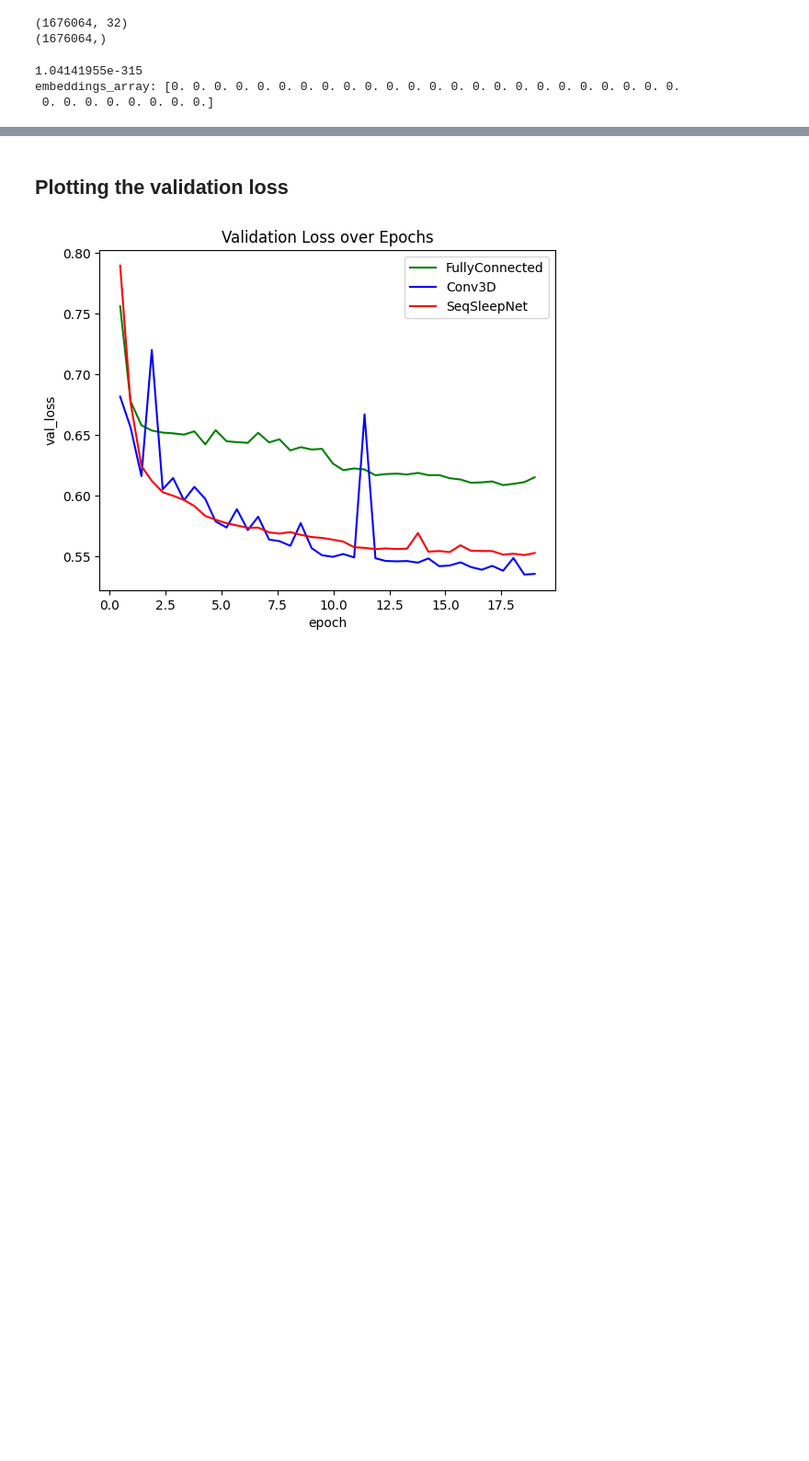
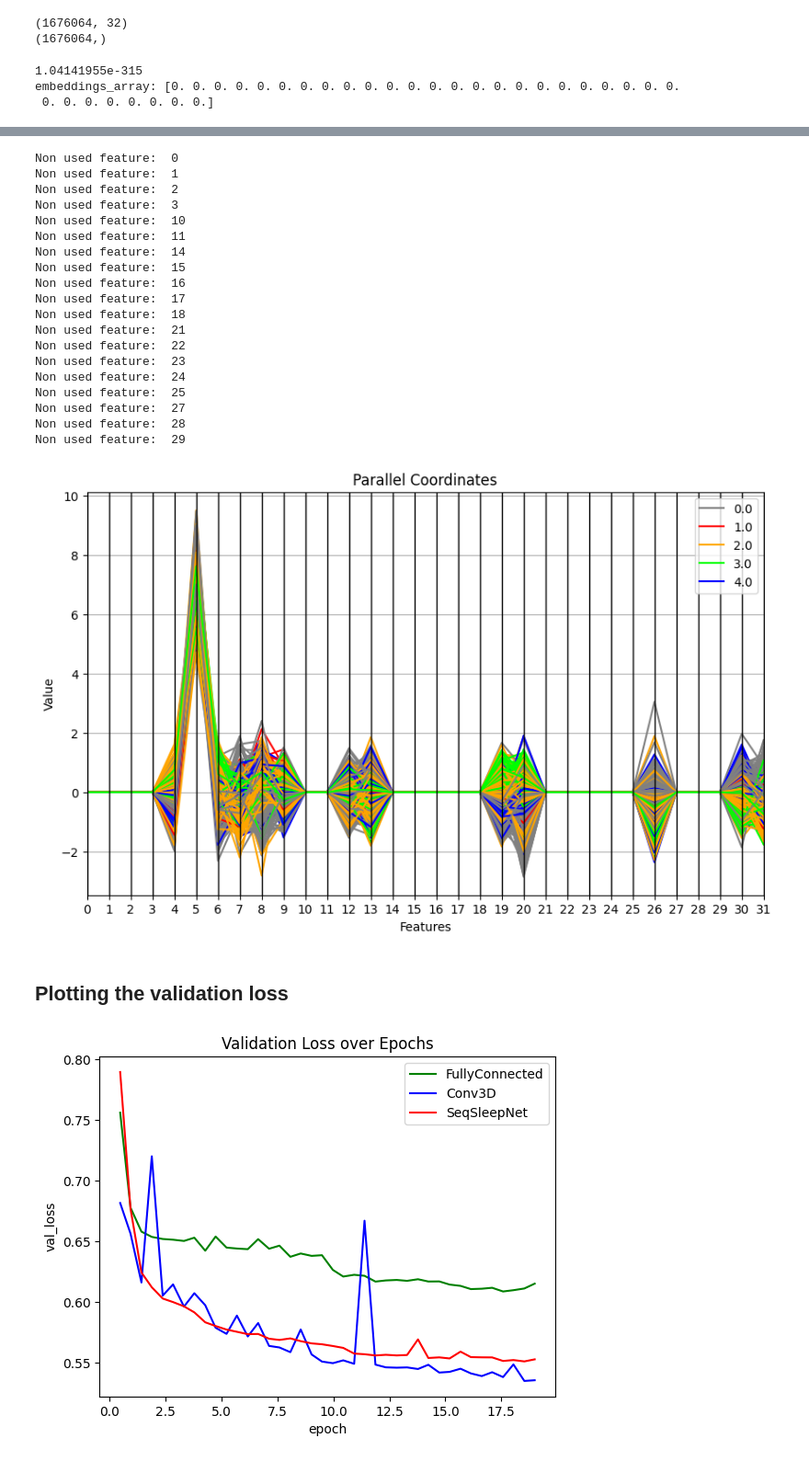
Before and after one commit to MatteoManni99/physioex, a Jupyter notebook: examples/autoencoder_experiments.ipynb, the cells around one changed output, grey strips where cells are left out. Shown at 92% size. Drawn from its saved outputs; the diff is of its cells as text; code cells hidden in the pictures; blank space fills up the shorter version.

```diff
--- a/examples/autoencoder_experiments.ipynb
+++ b/examples/autoencoder_experiments.ipynb
@@ -443,12 +447,14 @@ def get_single_file_path(directory):
         raise ValueError("La cartella non contiene esattamente un file.")
 
 # model parameters
-model_name1 = "ae_conv3d"
+model_name1 = "ae_fullyconnected"
 model_name2 = "ae_conv3d"
 model_name3 = "ae_seqsleepnet"
-checkpoint1 = get_single_file_path('../physioex/models/ae_conv3d/seqlen=3/merged/EEG')
+#model_name3 = "ae_seqsleepnet"
+checkpoint1 = get_single_file_path('../physioex/models/ae_fullyconnected/seqlen=3/merged_mass/EEG')
 checkpoint2 = get_single_file_path('../physioex/models/ae_conv3d/seqlen=3/merged_mass_shhs/EEG')
 checkpoint3 = get_single_file_path('../physioex/models/ae_seqsleepnet/seqlen=3/merged_mass_shhs/EEG')
+#checkpoint3 = get_single_file_path('../physioex/models/ae_seqsleepnet/seqlen=3/merged_mass_shhs/EEG')
 sequence_length = 3
 
 # dataset
@@ -483,6 +515,7 @@ def plotTheSpectrogram(spectrogram_tensor, max, min):
 # %%
 # load dataset and model
 model = networks[model_name1]
+model1 = networks[model_name1]
 model2 = networks[model_name2]
 model3 = networks[model_name3]
 
@@ -500,14 +533,14 @@ dataset = TimeDistributedModule(
     dataset=dataset, batch_size=batch_size, fold=fold
 )
 
-# model1 = load_pretrained_model(
-#     name=model_name1,
-#     in_channels=len(picks),
-#     sequence_length=sequence_length,
-#     softmax=False,
-#     loss = "mse",
-#     ckpt_path=checkpoint1
-# ).eval()
+model1 = load_pretrained_model(
+    name=model_name1,
+    in_channels=len(picks),
+    sequence_length=sequence_length,
+    softmax=False,
+    loss = "mse",
+    ckpt_path=checkpoint1
+).eval()
 
 model2 = load_pretrained_model(
     name=model_name2,
@@ -526,6 +559,15 @@ model3 = load_pretrained_model(
     loss = "mse",
     ckpt_path=checkpoint3
 ).eval()
+
+# model3 = load_pretrained_model(
+#     name=model_name3,
+#     in_channels=len(picks),
+#     sequence_length=sequence_length,
+#     softmax=False,
+#     loss = "mse",
+#     ckpt_path=checkpoint3
+# ).eval()
 # %%
 # class MidModel(torch.nn.Module):
 #     def __init__(self, model):
@@ -879,3 +932,26 @@ plt.show()
+# %%
+plot_parcord(embeddings_array_ref, labels_array_ref, percentage=0.0005)
+# %% [output]
+Non used feature:  0
+Non used feature:  1
+Non used feature:  2
+Non used feature:  3
+Non used feature:  10
+Non used feature:  11
+Non used feature:  14
+Non used feature:  15
+Non used feature:  16
+Non used feature:  17
+Non used feature:  18
+Non used feature:  21
+Non used feature:  22
+Non used feature:  23
+Non used feature:  24
+Non used feature:  25
+Non used feature:  27
+Non used feature:  28
+Non used feature:  29
+[figure, added]
 # %% [markdown]
 ## Plotting the validation loss
 # %%
```
Also changed, not shown: parts of 12 cells of this notebook, 13 other files.
